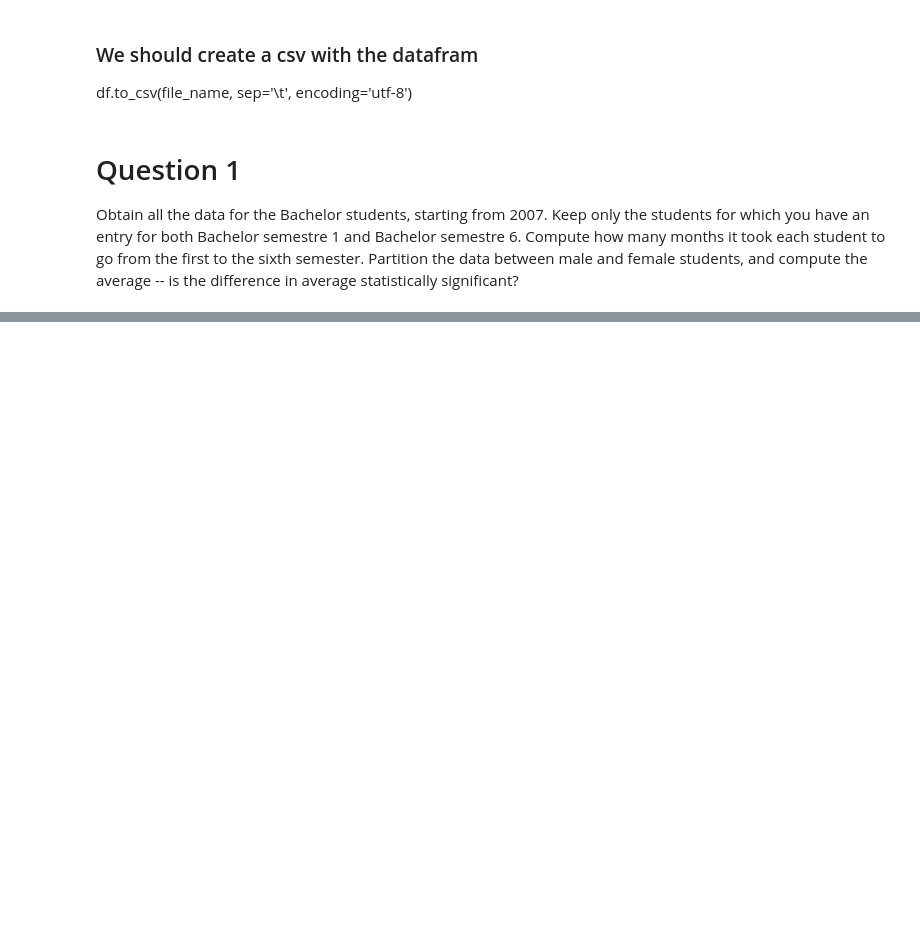
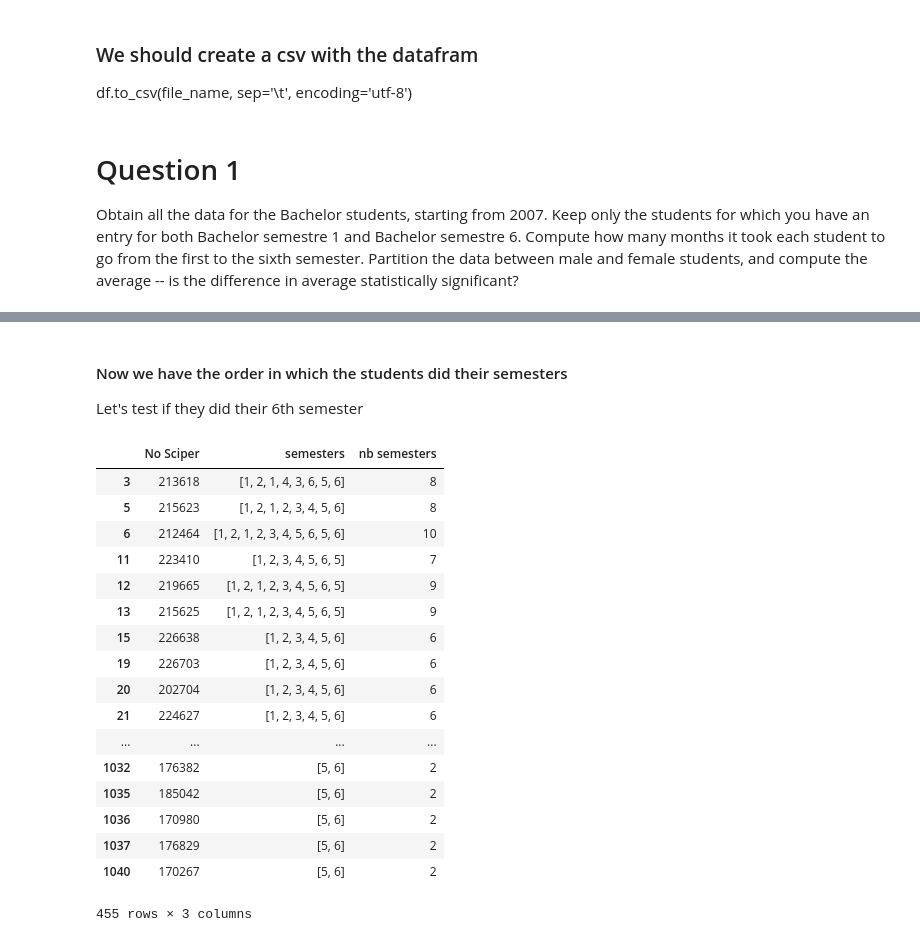
Before and after one commit to agpmilli/adaepfl, a Jupyter notebook: Homework/02 - Data from the Web/Data from the Web.ipynb, the cells around one changed output, grey strips where cells are left out. Saved outputs shown, nothing was run; the diff lists cells and outputs as text; code cells hidden in the pictures; blank space fills up the shorter version.

```diff
--- a/Homework/02 - Data from the Web/Data from the Web.ipynb
+++ b/Homework/02 - Data from the Web/Data from the Web.ipynb
@@ -172,0 +222,35 @@ semestre 1 and Bachelor semestre 6. Compute how many months it took each student
+# %% [markdown]
+#### Now we have the order in which the students did their semesters
+
+Let's test if they did their 6th semester
+# %%
+students_with_bachelor=unique_sciper_df
+to_del=[]
+
+for i in range(0, len(unique_sciper_df)):
+    if 6 not in unique_sciper_df['semesters'][i]:
+        to_del+=[i]
+
+
+students_with_bachelor=students_with_bachelor.drop(students_with_bachelor.index[to_del])
+
+students_with_bachelor
+# %% [output]
+|  | No Sciper | semesters | nb semesters |
+| 3 | 213618 | [1, 2, 1, 4, 3, 6, 5, 6] | 8 |
+| 5 | 215623 | [1, 2, 1, 2, 3, 4, 5, 6] | 8 |
+| 6 | 212464 | [1, 2, 1, 2, 3, 4, 5, 6, 5, 6] | 10 |
+| 11 | 223410 | [1, 2, 3, 4, 5, 6, 5] | 7 |
+| 12 | 219665 | [1, 2, 1, 2, 3, 4, 5, 6, 5] | 9 |
+| 13 | 215625 | [1, 2, 1, 2, 3, 4, 5, 6, 5] | 9 |
+| 15 | 226638 | [1, 2, 3, 4, 5, 6] | 6 |
+| 19 | 226703 | [1, 2, 3, 4, 5, 6] | 6 |
+| 20 | 202704 | [1, 2, 3, 4, 5, 6] | 6 |
+| 21 | 224627 | [1, 2, 3, 4, 5, 6] | 6 |
+| ... | ... | ... | ... |
+| 1032 | 176382 | [5, 6] | 2 |
+| 1035 | 185042 | [5, 6] | 2 |
+| 1036 | 170980 | [5, 6] | 2 |
+| 1037 | 176829 | [5, 6] | 2 |
+| 1040 | 170267 | [5, 6] | 2 |
+455 rows × 3 columns
```
Also changed, not shown: parts of 21 cells of this notebook, 1 other file.
